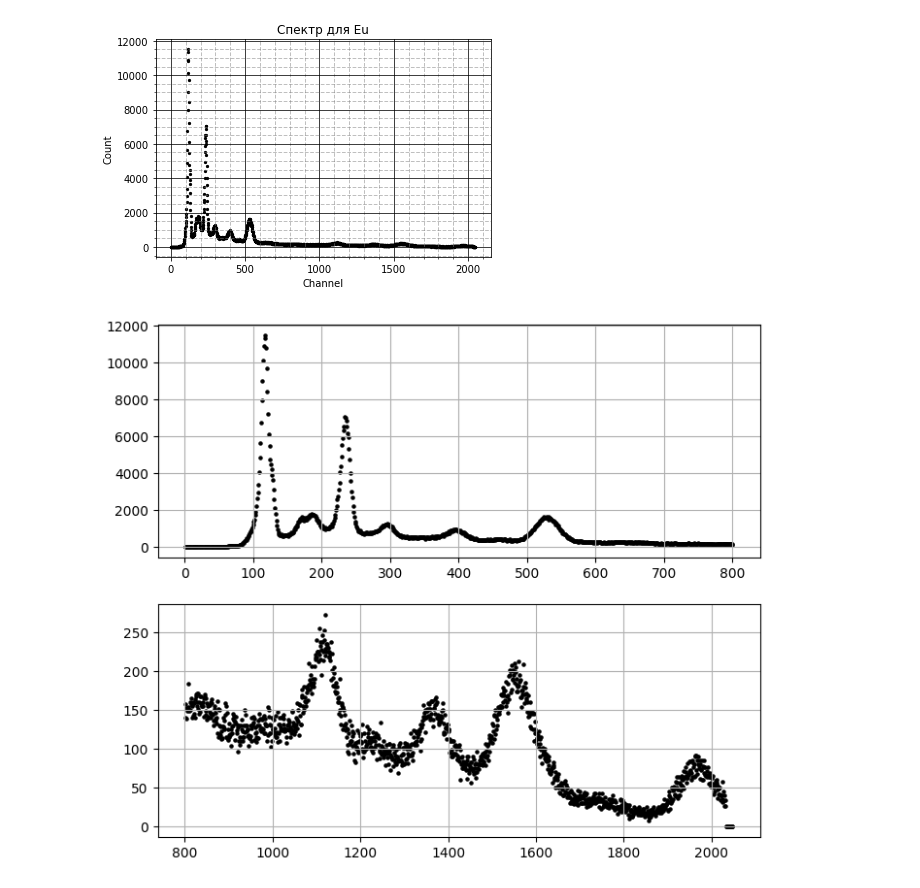
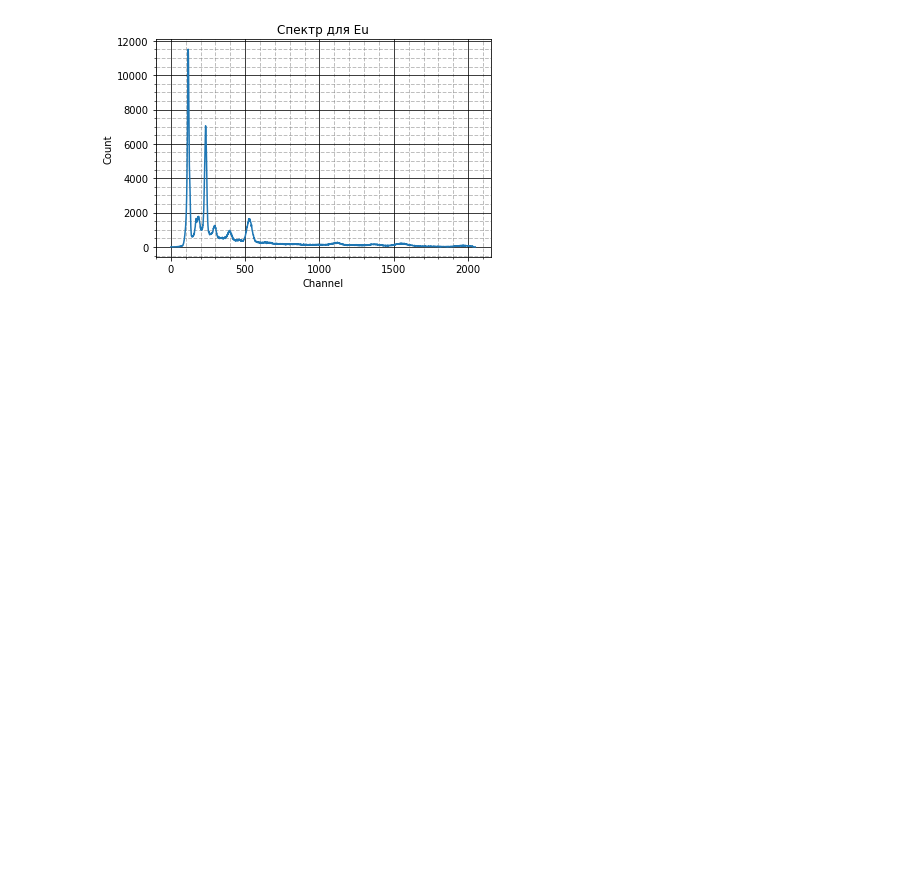
Before and after one commit to pavel-collab/MIPT_Labs, a Jupyter notebook: 5.5.5/python/5_5_5.ipynb, the cells around one changed output. Cells and saved outputs as stored; diff of their text form; code cells hidden in the pictures; blank space fills up the shorter version.

```diff
--- a/5.5.5/python/5_5_5.ipynb
+++ b/5.5.5/python/5_5_5.ipynb
@@ -91,34 +100,35 @@ Text(0.5, 0, 'Channel')
 # %%
-fd4 = pd.read_excel("./data/Eu.xlsx")
+fd4 = pd.read_excel("../data/Eu.xlsx")
 
 Channel = np.array(fd4['Channel'])
 Counts = np.array(fd4['Counts'])
 
 fig4, ax4 = PythonGraphMod.CreateSimpleGraph()
 
-ax4.scatter(Channel, Counts, color='black', marker='o', s=5, alpha=1)
+# ax4.scatter(Channel, Counts, color='black', marker='o', s=5, alpha=1)
+ax4.plot(Channel, Counts)
 
 # сетка
 ax4.minorticks_on()
 ax4.grid(which = 'major', color = 'black', linewidth = 1, linestyle = '-', alpha = 0.75)
 ax4.grid(which = 'minor', color = 'grey', linewidth = 1, linestyle = '--', alpha = 0.5)
 
 # оформление
 plt.title('Спектр для Eu')
 plt.ylabel('Count')
 plt.xlabel('Channel')
 # ax1.text(5, 350, r'$\Delta V \approx 17.6 \pm 0.02$ В',
 #     size = 8,
 #     bbox=dict(facecolor='white', edgecolor='black', pad=10.0))
 
 
-fig, ax41, ax42 = PythonGraphMod.CreateDoubleGraph()
+# fig, ax41, ax42 = PythonGraphMod.CreateDoubleGraph()
 
-ax41.scatter(Channel[:800], Counts[:800], color='black', marker='o', s=5, alpha=1)
-ax42.scatter(Channel[800:], Counts[800:], color='black', marker='o', s=5, alpha=1)
-ax41.grid()
-ax42.grid()
+# ax41.scatter(Channel[:800], Counts[:800], color='black', marker='o', s=5, alpha=1)
+# ax42.scatter(Channel[800:], Counts[800:], color='black', marker='o', s=5, alpha=1)
+# ax41.grid()
+# ax42.grid()
+fig4.savefig('../images/Eu.jpg')
 # %% [output]
-[figure, old version]
+[figure, new version]
-[figure, removed]
 # %%
```
Also changed, not shown: parts of 7 cells of this notebook, 19 other files.
